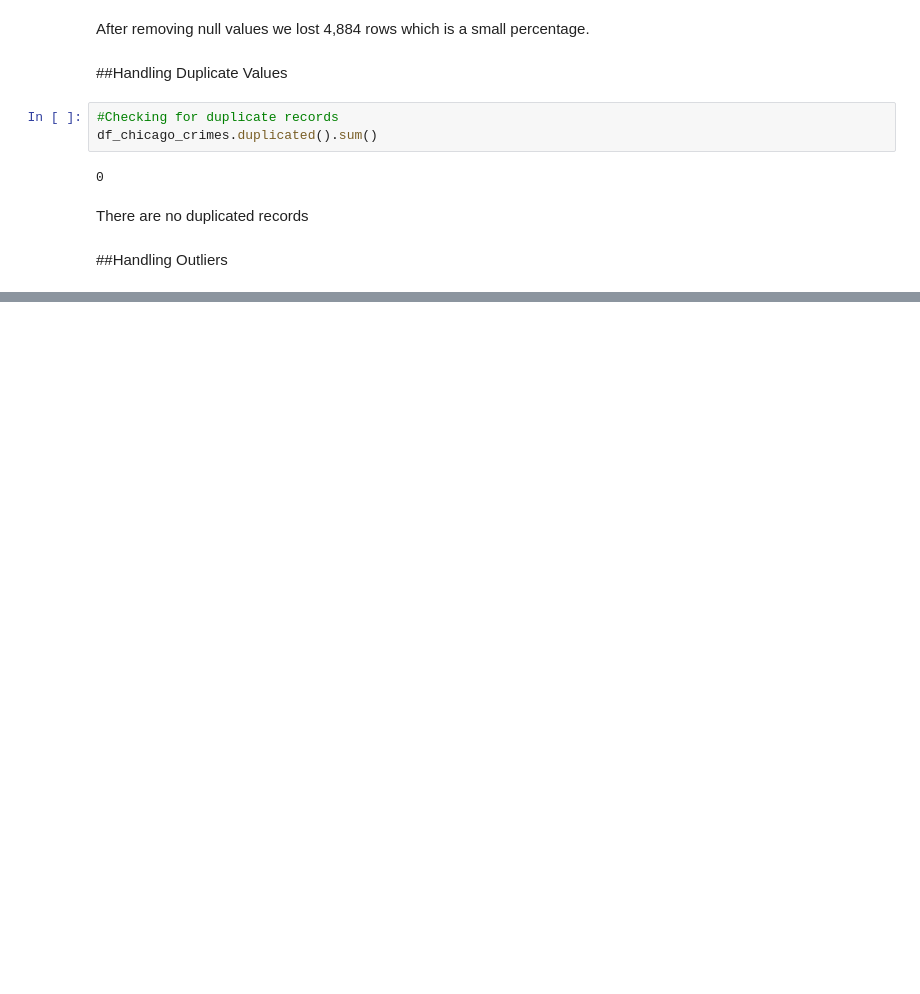
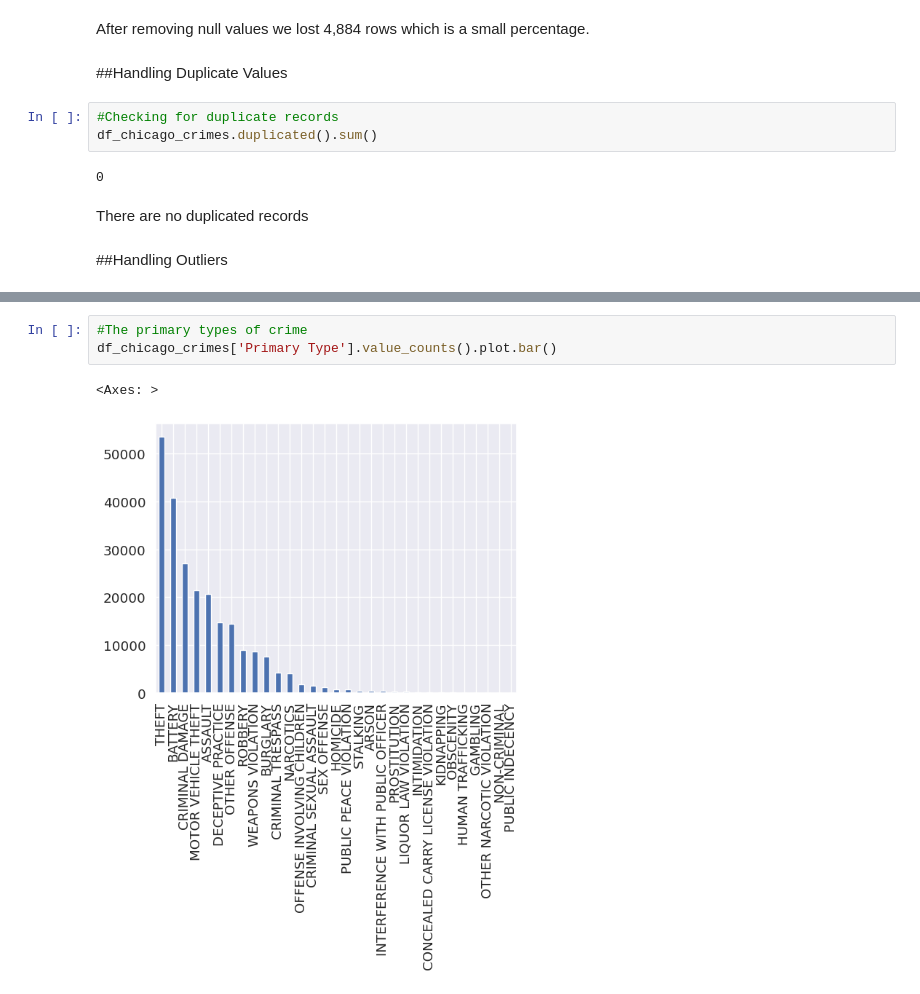
Before and after one commit to vcngeno/Visual_Design_Assignment2, a Jupyter notebook: Visual_Design_Assignment2.ipynb, the cells around one changed output, grey strips where cells are left out. Cells and saved outputs as stored; diff of their text form; blank space fills up the shorter version.

```diff
--- a/Visual_Design_Assignment2.ipynb
+++ b/Visual_Design_Assignment2.ipynb
@@ -137,0 +175,6 @@ There are no duplicated records
+# %%
+#The primary types of crime
+df_chicago_crimes['Primary Type'].value_counts().plot.bar()
+# %% [output]
+<Axes: >
+[figure, added]
```
Also changed, not shown: parts of 10 cells of this notebook.
